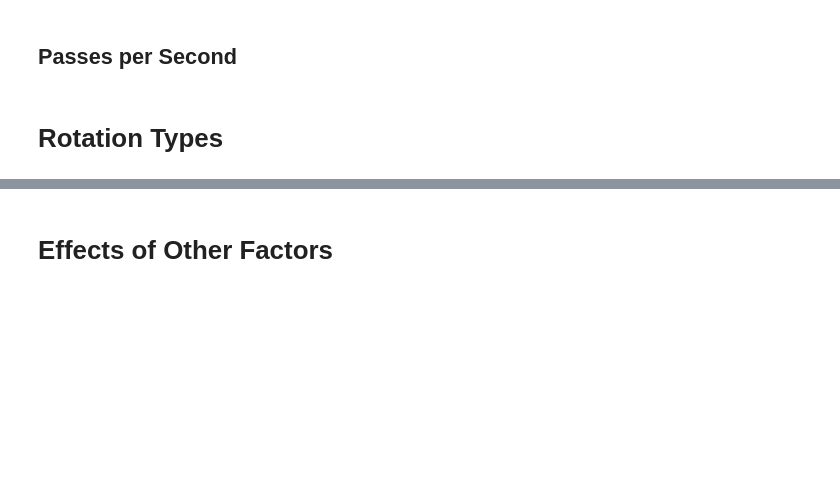
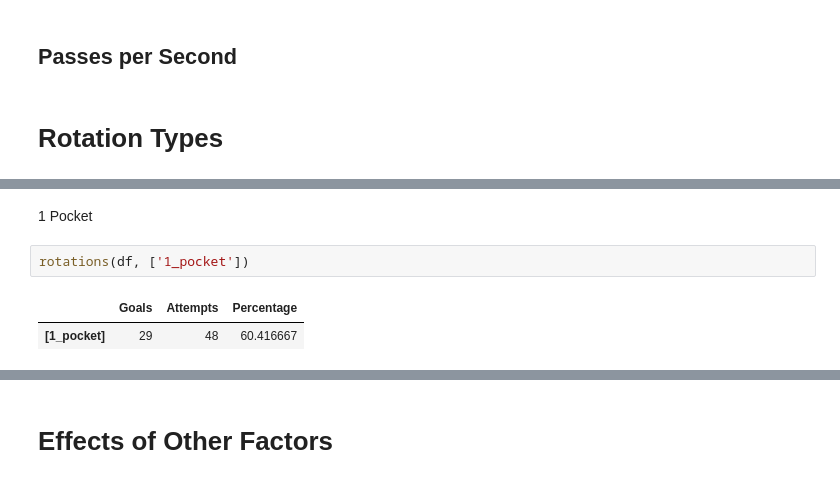
Before and after one commit to kevinshen1101/Water-Polo-Analytics, a Jupyter notebook: final_report/final_analysis.ipynb, the cells around one changed output, grey strips where cells are left out. Drawn from its saved outputs; the diff is of its cells as text; blank space fills up the shorter version.

```diff
--- a/final_report/final_analysis.ipynb
+++ b/final_report/final_analysis.ipynb
@@ -306,0 +329,7 @@ def rotations(df, rotation_filter):
+# %% [markdown]
+1 Pocket
+# %%
+rotations(df, ['1_pocket'])
+# %% [output]
+|  | Goals | Attempts | Percentage |
+| [1_pocket] | 29 | 48 | 60.416667 |
```
Also changed, not shown: parts of 51 cells of this notebook, 3 other files.
